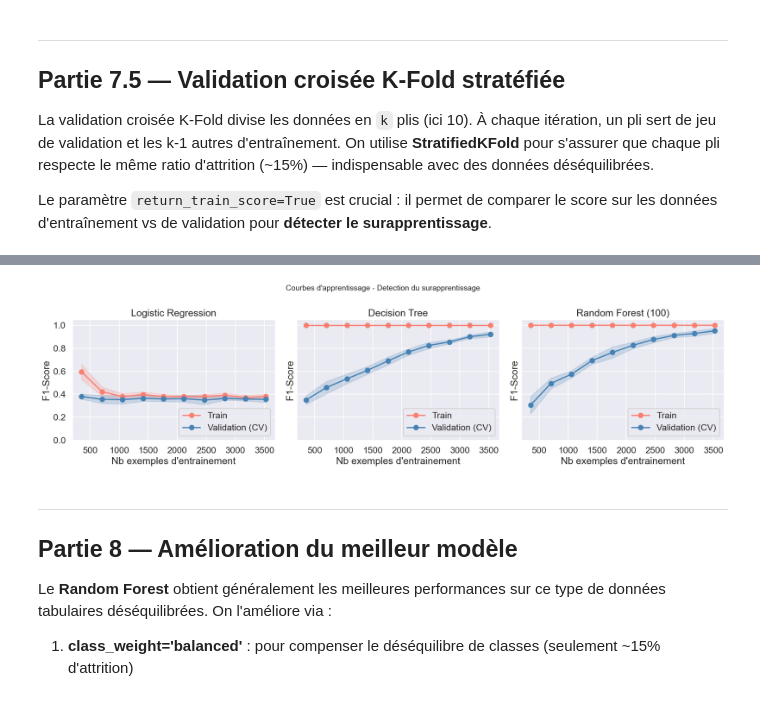
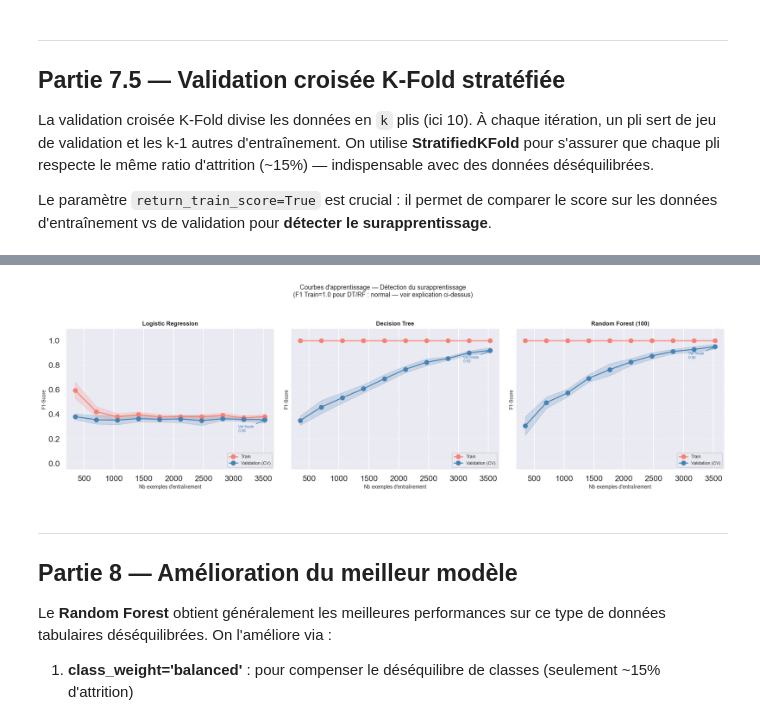
Before and after one commit to haksolot/HumanForYou, a Jupyter notebook: HumanForYou_Attrition.ipynb, the cells around one changed output, grey strips where cells are left out. Cells and saved outputs as stored; diff of their text form; code cells hidden in the pictures.

```diff
--- a/HumanForYou_Attrition.ipynb
+++ b/HumanForYou_Attrition.ipynb
@@ -882,14 +918,14 @@ summary_rows = []
 for name, scores in cv_results.items():
     summary_rows.append({
         'Modele'             : name,
-        'F1 Train (moy)'     : round(scores['train_f1'].mean(), 3),
-        'F1 Test (moy)'      : round(scores['test_f1'].mean(), 3),
+        'F1 Train (med)'     : round(np.median(scores['train_f1']), 3),
+        'F1 Test (med)'      : round(np.median(scores['test_f1']), 3),
         'F1 Test (std)'      : round(scores['test_f1'].std(), 3),
-        'Recall Test (moy)'  : round(scores['test_recall'].mean(), 3),
-        'ROC-AUC Test (moy)' : round(scores['test_roc_auc'].mean(), 3),
-        'Ecart Train-Test'   : round(scores['train_f1'].mean() - scores['test_f1'].mean(), 3),
+        'Recall Test (med)'  : round(np.median(scores['test_recall']), 3),
+        'ROC-AUC Test (med)' : round(np.median(scores['test_roc_auc']), 3),
+        'Ecart Train-Test (med)'   : round(np.median(scores['train_f1']) - np.median(scores['test_f1']), 3),
     })
 
 cv_df = pd.DataFrame(summary_rows).set_index('Modele')
-cv_df.sort_values('F1 Test (moy)', ascending=False)
+cv_df.sort_values('F1 Test (med)', ascending=False)
 # %% [output]
@@ -975,43 +1032,54 @@ models_lc = {
     'Logistic Regression' : LogisticRegression(max_iter=1000, random_state=42),
     'Decision Tree'       : DecisionTreeClassifier(random_state=42),
     'Random Forest (100)' : RandomForestClassifier(n_estimators=100, random_state=42),
 }
 
 train_sizes = np.linspace(0.1, 1.0, 10)
 cv_lc = StratifiedKFold(n_splits=5, shuffle=True, random_state=42)
 
-fig, axes = plt.subplots(1, 3, figsize=(18, 5), sharey=True)
+fig, axes = plt.subplots(1, 3, figsize=(20, 6), sharey=True)
 
 for ax, (name, model) in zip(axes, models_lc.items()):
     train_sz, train_sc, val_sc = learning_curve(
         model, X, y,
         train_sizes=train_sizes,
         cv=cv_lc,
         scoring='f1',
         n_jobs=-1
     )
     train_mean = train_sc.mean(axis=1)
     train_std  = train_sc.std(axis=1)
     val_mean   = val_sc.mean(axis=1)
     val_std    = val_sc.std(axis=1)
 
-    ax.plot(train_sz, train_mean, 'o-', color='salmon',    label='Train')
+    ax.plot(train_sz, train_mean, 'o-', color='salmon',    lw=2, label='Train')
     ax.fill_between(train_sz, train_mean - train_std, train_mean + train_std,
                     alpha=0.2, color='salmon')
-    ax.plot(train_sz, val_mean, 'o-', color='steelblue', label='Validation (CV)')
+    ax.plot(train_sz, val_mean,   'o-', color='steelblue', lw=2, label='Validation (CV)')
     ax.fill_between(train_sz, val_mean - val_std, val_mean + val_std,
                     alpha=0.2, color='steelblue')
-    ax.set_title(name)
-    ax.set_xlabel("Nb exemples d'entrainement")
-    ax.set_ylabel('F1-Score')
-    ax.legend(loc='lower right')
-    ax.set_ylim(0, 1.05)
 
-plt.suptitle("Courbes d'apprentissage - Detection du surapprentissage", fontsize=14)
+    ax.annotate(f'Val finale\n{val_mean[-1]:.2f}',
+                xy=(train_sz[-1], val_mean[-1]),
+                xytext=(-55, -25), textcoords='offset points',
+                fontsize=8, color='steelblue',
+                arrowprops=dict(arrowstyle='->', color='steelblue', lw=1.2))
+
+    ax.set_title(name, fontsize=12, fontweight='bold')
+    ax.set_xlabel("Nb exemples d'entraînement", fontsize=10)
+    ax.set_ylabel('F1-Score', fontsize=10)
+    ax.legend(loc='lower right', fontsize=9)
+    ax.set_ylim(-0.05, 1.10)
+    ax.yaxis.grid(True, linestyle='--', alpha=0.4)
+    ax.set_axisbelow(True)
+
+plt.suptitle("Courbes d'apprentissage — Détection du surapprentissage\n"
+             "(F1 Train=1.0 pour DT/RF : normal — voir explication ci-dessus)",
+             fontsize=13, y=1.02)
 plt.tight_layout()
 plt.show()
 # %% [output]
-[figure, old version]
+[figure, new version]
 # %% [markdown]
 ---
 ## Partie 8 — Amélioration du meilleur modèle
```
Also changed, not shown: parts of 15 cells of this notebook.
